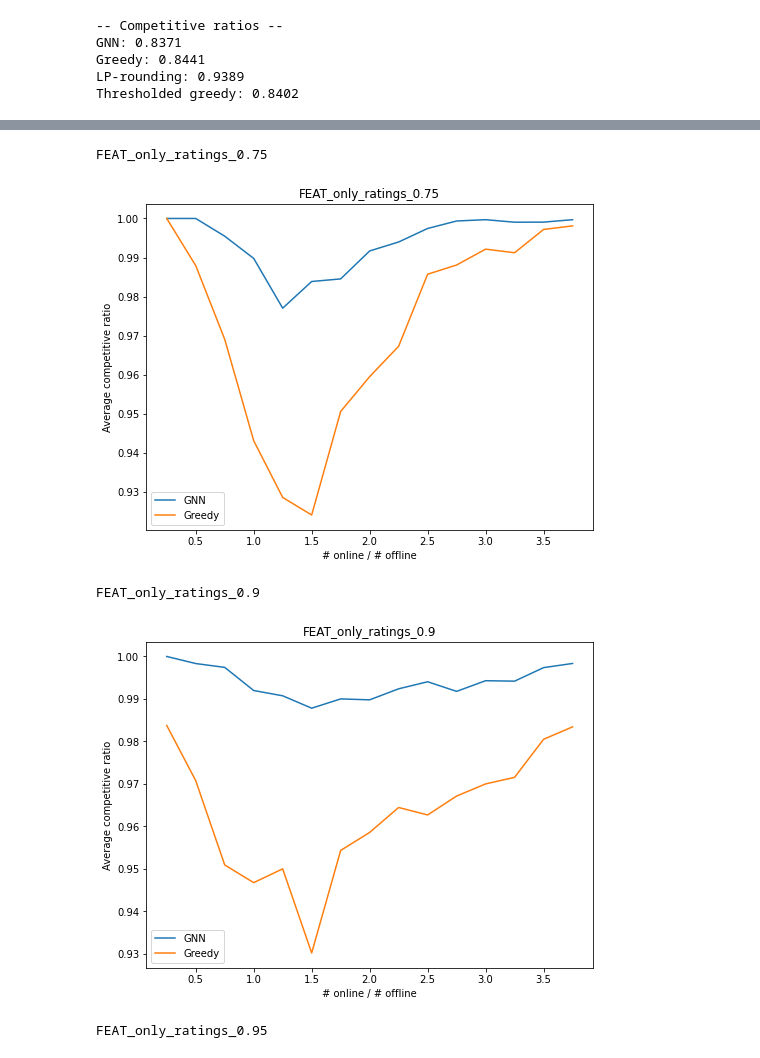
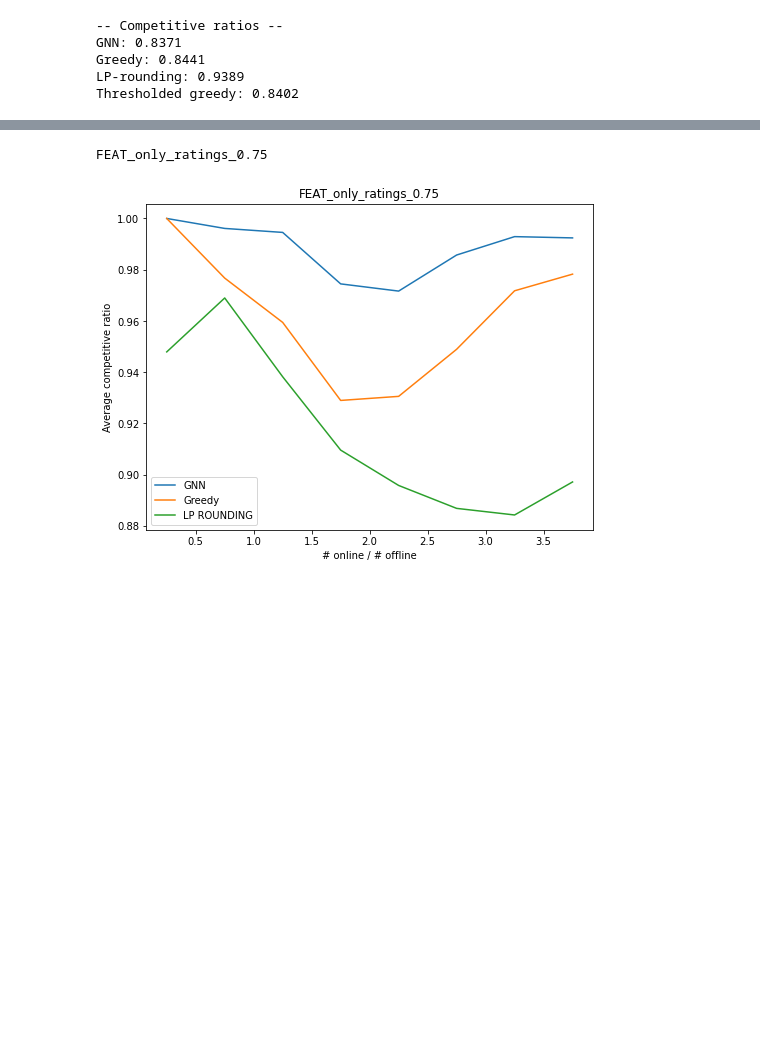
Before and after one commit to anders-wikum/GNN-OBM, a Jupyter notebook: notebooks/base_learner.ipynb, the cells around one changed output, grey strips where cells are left out. Drawn from its saved outputs; the diff is of its cells as text; code cells hidden in the pictures; blank space fills up the shorter version.

```diff
--- a/notebooks/base_learner.ipynb
+++ b/notebooks/base_learner.ipynb
@@ -551,5 +543,5 @@ KeyboardInterrupt:
 # %%
-num_trials = 40
+num_trials = 30
 node_configs = [(x, 16) for x in np.arange(4, 64, 8)]
 # of nodes [20 -> 80]
 # of nodes in batch [10,000 -> 40,000]
@@ -563,11 +555,11 @@ graph_configs = [
     # 'graph_type': 'FEAT',
     # 'q': 0.5
     # },
-    # {
-    #     'graph_type': 'OSMNX',
-    #     'location_graph': piedmont['location_graph'],
-    #     'city': piedmont['city']
-    # },
+    {
+        'graph_type': 'OSMNX',
+        'location_graph': piedmont['location_graph'],
+        'city': piedmont['city']
+    },
     # {
     #     'graph_type': 'OSMNX',
     #     'location_graph': carmel['location_graph'],
@@ -704,30 +696,30 @@ for city, comp_ratios in data.items():
 # %%
 import matplotlib.pyplot as plt
 ratios = [x/y for (x,y) in node_configs]
 for q, comp_ratios in data.items():
     greedy_avg_ratios = []
     gnn_avg_ratios = []
+    lp_match_avg_ratios = []
 
 
     for trial_ratios in comp_ratios:
         gnn_avg_ratios.append(np.array(trial_ratios[0]).mean())
         greedy_avg_ratios.append(np.array(trial_ratios[1]).mean())
+        lp_match_avg_ratios.append(np.array(trial_ratios[2]).mean())
 
     # title = f"PART_size_{size}"
     title = f"FEAT_only_ratings_{q}"
     print(title)
     fig = plt.figure(figsize=(8,6))
     plt.title(title)
     plt.plot(ratios, gnn_avg_ratios, label='GNN')
     plt.plot(ratios, greedy_avg_ratios, label='Greedy')
+    plt.plot(ratios, lp_match_avg_ratios, label='LP ROUNDING')
     plt.xlabel('# online / # offline')
     plt.ylabel('Average competitive ratio')
     plt.legend()
-    plt.savefig(f"data/{title}.png")
+    # plt.savefig(f"data/{title}.png")
     plt.show()
 # %% [output]
 FEAT_only_ratings_0.75
-[figure, old version]
+[figure, new version]
-FEAT_only_ratings_0.9
-[figure, removed]
-FEAT_only_ratings_0.95
```
Also changed, not shown: parts of 8 cells of this notebook.
